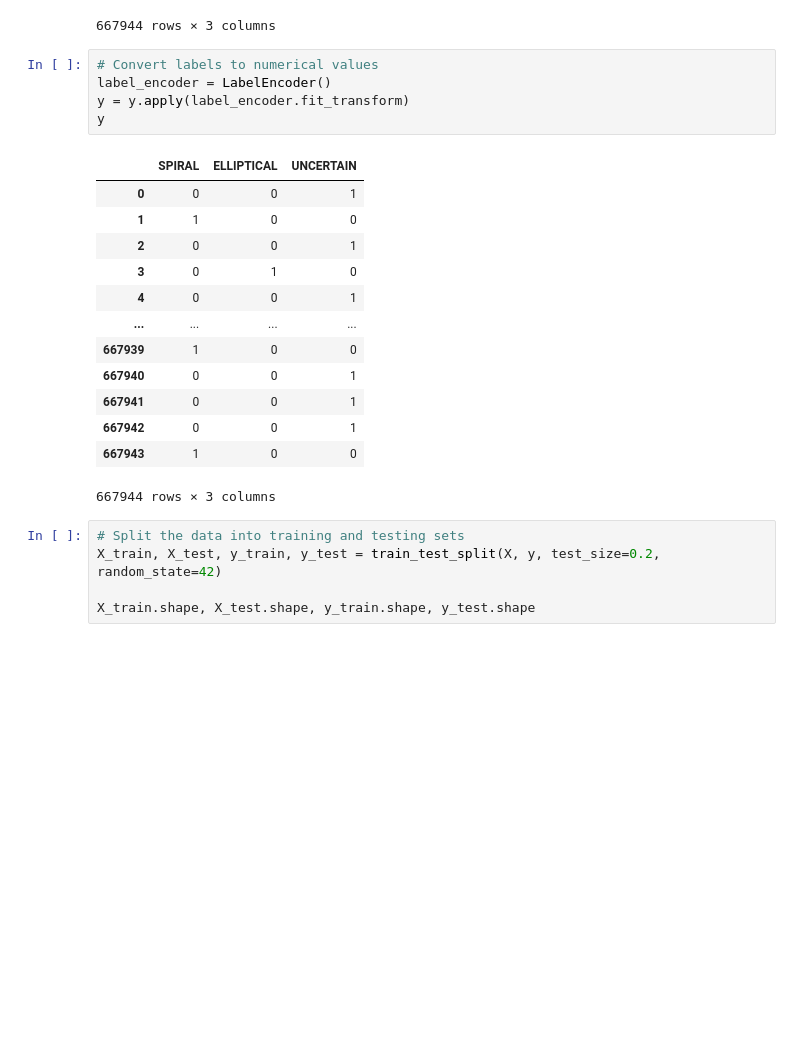
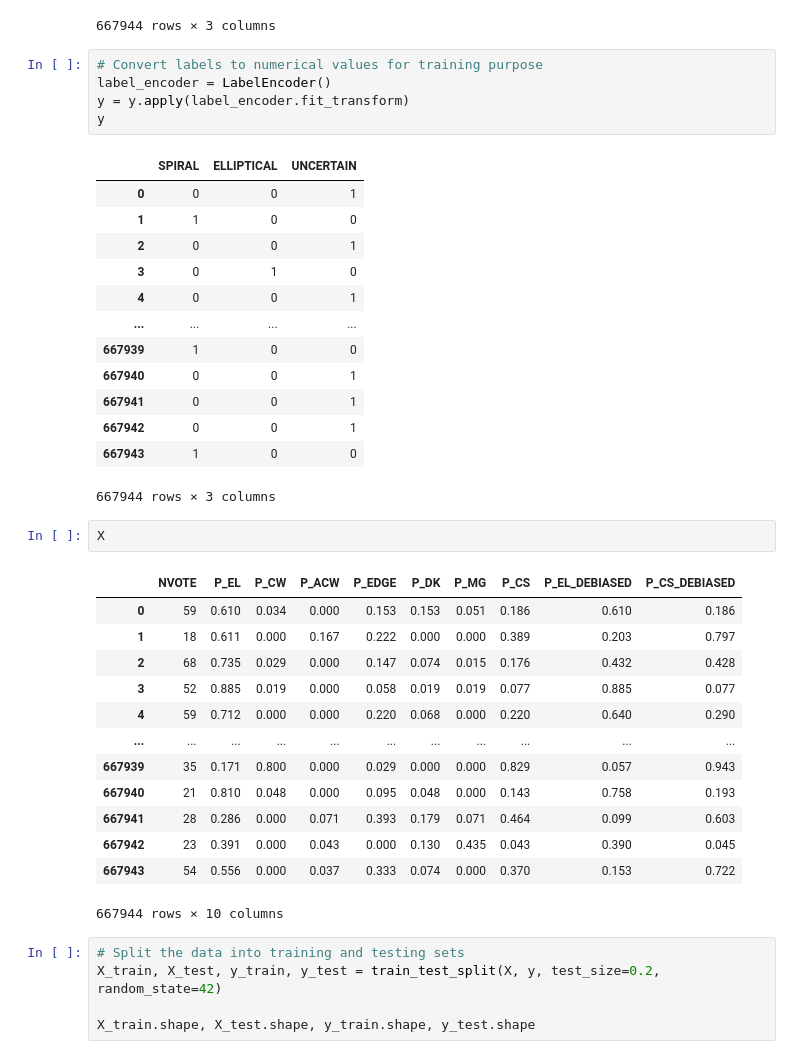
Before and after one commit to khalid-data-aspirant42/galaxy_classification_DL, a Jupyter notebook: galaxy_class.ipynb, the cells around one changed output. Drawn from its saved outputs; the diff is of its cells as text; blank space fills up the shorter version.

```diff
--- a/galaxy_class.ipynb
+++ b/galaxy_class.ipynb
@@ -75,7 +92,7 @@ y
 | 667943 | 1 | 0 | 0 |
 667944 rows × 3 columns
 # %%
-# Convert labels to numerical values
+# Convert labels to numerical values for training purpose
 label_encoder = LabelEncoder()
 y = y.apply(label_encoder.fit_transform)
 y
@@ -93,6 +110,22 @@ y
 | 667942 | 0 | 0 | 1 |
 | 667943 | 1 | 0 | 0 |
 667944 rows × 3 columns
+# %%
+X
+# %% [output]
+|  | NVOTE | P_EL | P_CW | P_ACW | P_EDGE | P_DK | P_MG | P_CS | P_EL_DEBIASED | P_CS_DEBIASED |
+| 0 | 59 | 0.610 | 0.034 | 0.000 | 0.153 | 0.153 | 0.051 | 0.186 | 0.610 | 0.186 |
+| 1 | 18 | 0.611 | 0.000 | 0.167 | 0.222 | 0.000 | 0.000 | 0.389 | 0.203 | 0.797 |
+| 2 | 68 | 0.735 | 0.029 | 0.000 | 0.147 | 0.074 | 0.015 | 0.176 | 0.432 | 0.428 |
+| 3 | 52 | 0.885 | 0.019 | 0.000 | 0.058 | 0.019 | 0.019 | 0.077 | 0.885 | 0.077 |
+| 4 | 59 | 0.712 | 0.000 | 0.000 | 0.220 | 0.068 | 0.000 | 0.220 | 0.640 | 0.290 |
+| ... | ... | ... | ... | ... | ... | ... | ... | ... | ... | ... |
+| 667939 | 35 | 0.171 | 0.800 | 0.000 | 0.029 | 0.000 | 0.000 | 0.829 | 0.057 | 0.943 |
+| 667940 | 21 | 0.810 | 0.048 | 0.000 | 0.095 | 0.048 | 0.000 | 0.143 | 0.758 | 0.193 |
+| 667941 | 28 | 0.286 | 0.000 | 0.071 | 0.393 | 0.179 | 0.071 | 0.464 | 0.099 | 0.603 |
+| 667942 | 23 | 0.391 | 0.000 | 0.043 | 0.000 | 0.130 | 0.435 | 0.043 | 0.390 | 0.045 |
+| 667943 | 54 | 0.556 | 0.000 | 0.037 | 0.333 | 0.074 | 0.000 | 0.370 | 0.153 | 0.722 |
+667944 rows × 10 columns
 # %%
 # Split the data into training and testing sets
 X_train, X_test, y_train, y_test = train_test_split(X, y, test_size=0.2, random_state=42)
```
Also changed, not shown: parts of 13 cells of this notebook.
